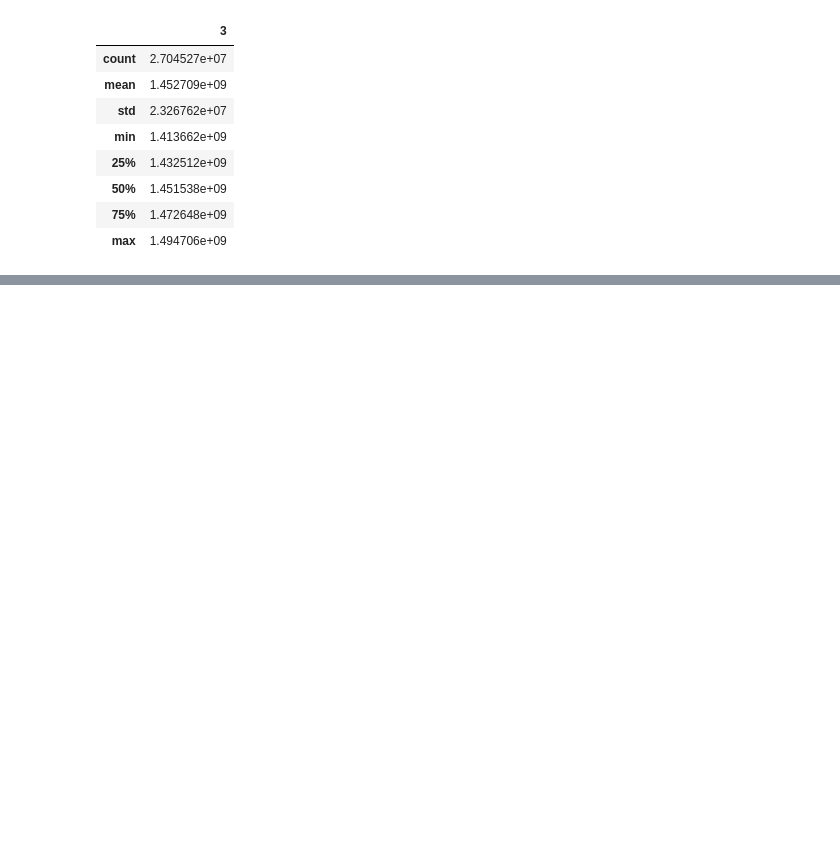
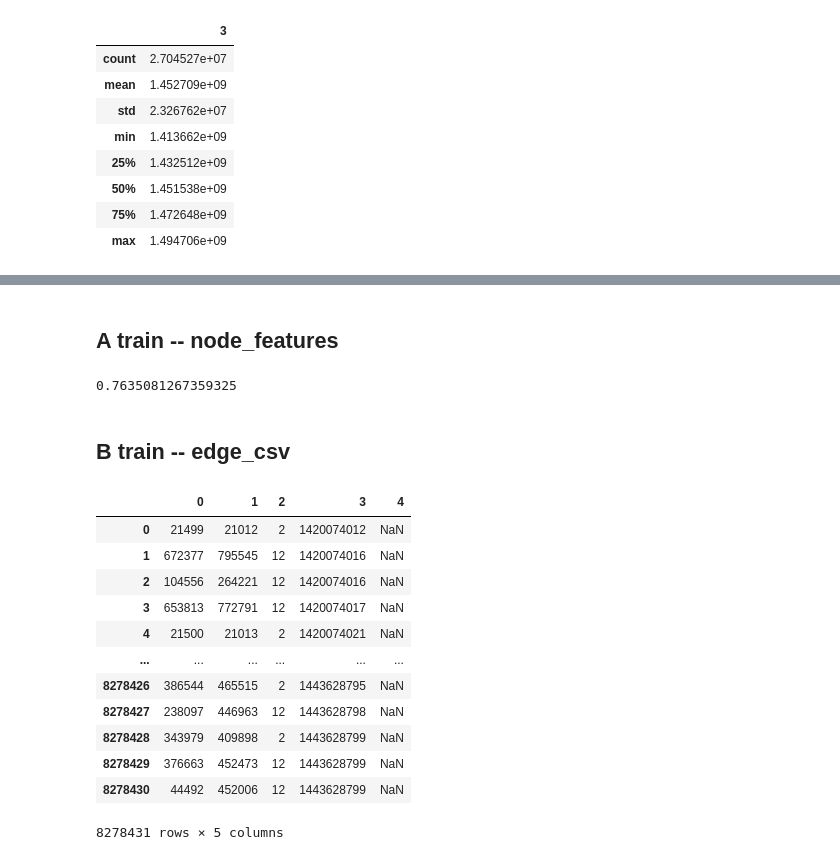
Before and after one commit to ytchx1999/WSDM_DGL_Challenge, a Jupyter notebook: explore.ipynb, the cells around one changed output, grey strips where cells are left out. Cells and saved outputs as stored; diff of their text form; code cells hidden in the pictures; blank space fills up the shorter version.

Commit message:
expplore train and test

```diff
--- a/explore.ipynb
+++ b/explore.ipynb
@@ -454,0 +464,2 @@ etype_a.describe()
+# %% [markdown]
+## A train -- node_features
@@ -454,0 +469,24 @@ etype_a.describe()
+# %%
+# 统计node_feat中的缺失值（-1）的占比
+(node_feat == -1).sum() / (node_feat.shape[0] * node_feat.shape[1])
+# %% [output]
+0.7635081267359325
+# %% [markdown]
+## B train -- edge_csv
+# %%
+edge_csv_b = pd.read_csv(f'./train_csvs/edges_train_B.csv', header=None)
+edge_csv_b
+# %% [output]
+|  | 0 | 1 | 2 | 3 | 4 |
+| 0 | 21499 | 21012 | 2 | 1420074012 | NaN |
+| 1 | 672377 | 795545 | 12 | 1420074016 | NaN |
+| 2 | 104556 | 264221 | 12 | 1420074016 | NaN |
+| 3 | 653813 | 772791 | 12 | 1420074017 | NaN |
+| 4 | 21500 | 21013 | 2 | 1420074021 | NaN |
+| ... | ... | ... | ... | ... | ... |
+| 8278426 | 386544 | 465515 | 2 | 1443628795 | NaN |
+| 8278427 | 238097 | 446963 | 12 | 1443628798 | NaN |
+| 8278428 | 343979 | 409898 | 2 | 1443628799 | NaN |
+| 8278429 | 376663 | 452473 | 12 | 1443628799 | NaN |
+| 8278430 | 44492 | 452006 | 12 | 1443628799 | NaN |
+8278431 rows × 5 columns
```
Also changed, not shown: parts of 11 cells of this notebook, 1 other file.
